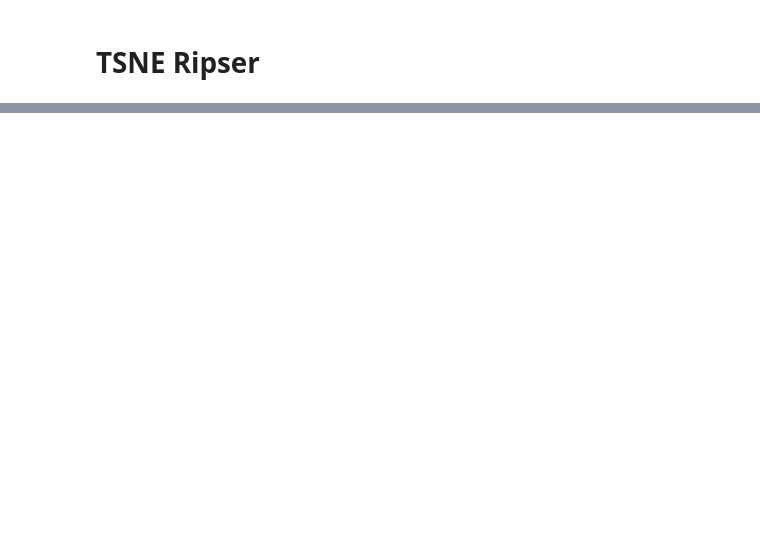
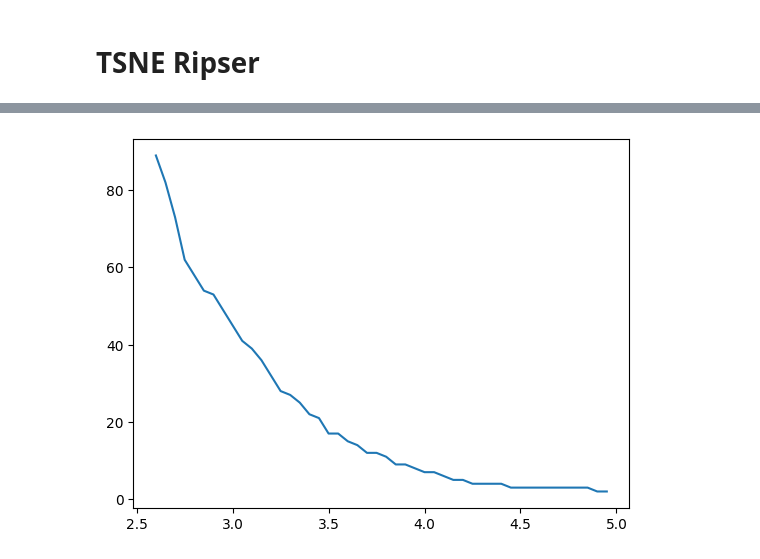
Before and after one commit to amanb2000/Magic_Words, a Jupyter notebook: theorem_numerics/05_TSNE_Ripser_Analysis.ipynb, the cells around one changed output, grey strips where cells are left out. Cells and saved outputs as stored; diff of their text form; code cells hidden in the pictures; blank space fills up the shorter version.

```diff
--- a/theorem_numerics/05_TSNE_Ripser_Analysis.ipynb
+++ b/theorem_numerics/05_TSNE_Ripser_Analysis.ipynb
@@ -91,0 +150,12 @@ AttributeError: module 'matplotlib.pyplot' has no attribute 'line'
+# %%
+len(cmp)
+
+max_num_conn = 100
+msk = np.array(cmp) < max_num_conn
+
+cmp = np.array(cmp)
+#plot
+plt.plot(eps_range[msk], cmp[msk])
+plt.show()
+# %% [output]
+[figure, added]
```
Also changed, not shown: parts of 12 cells of this notebook.
